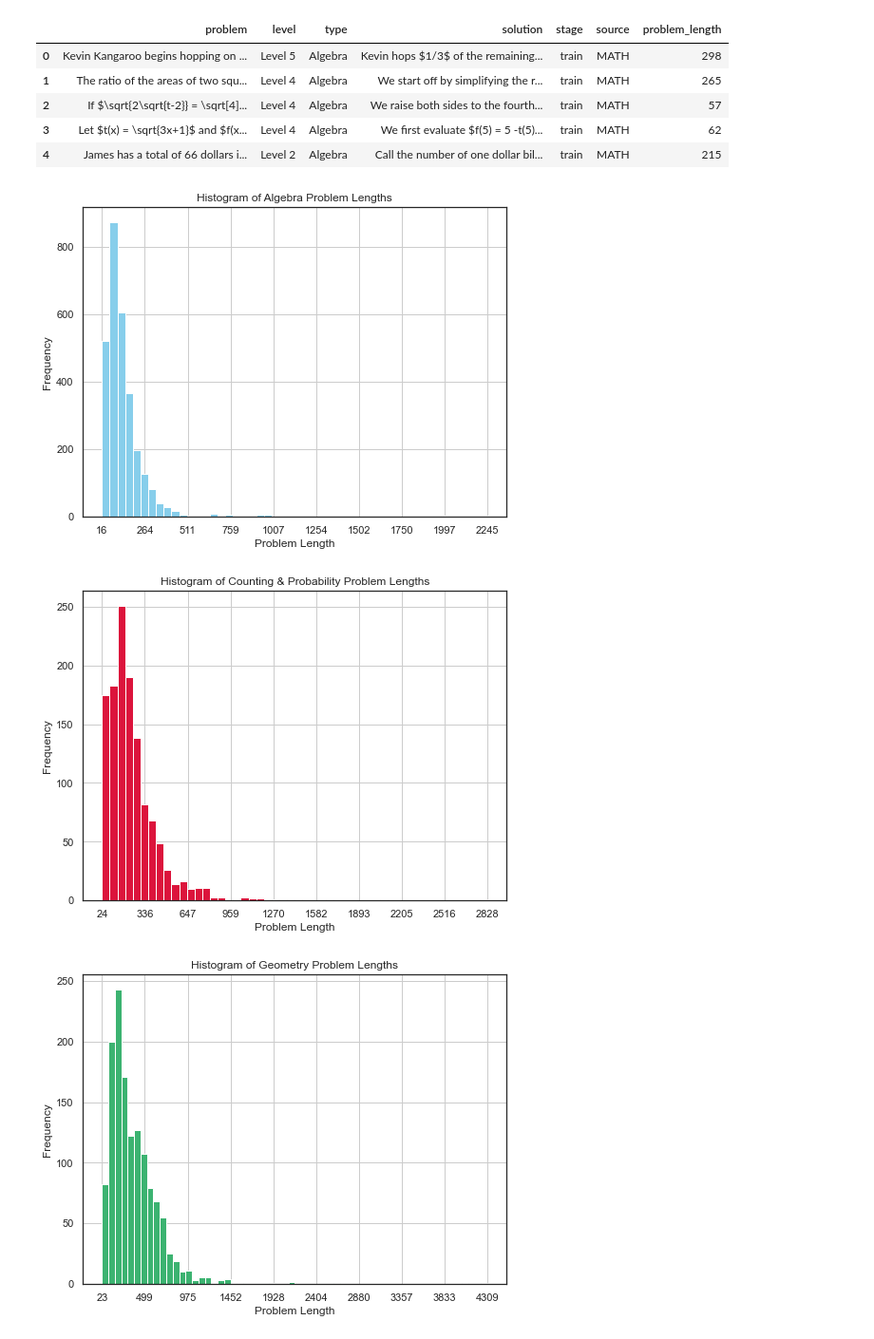
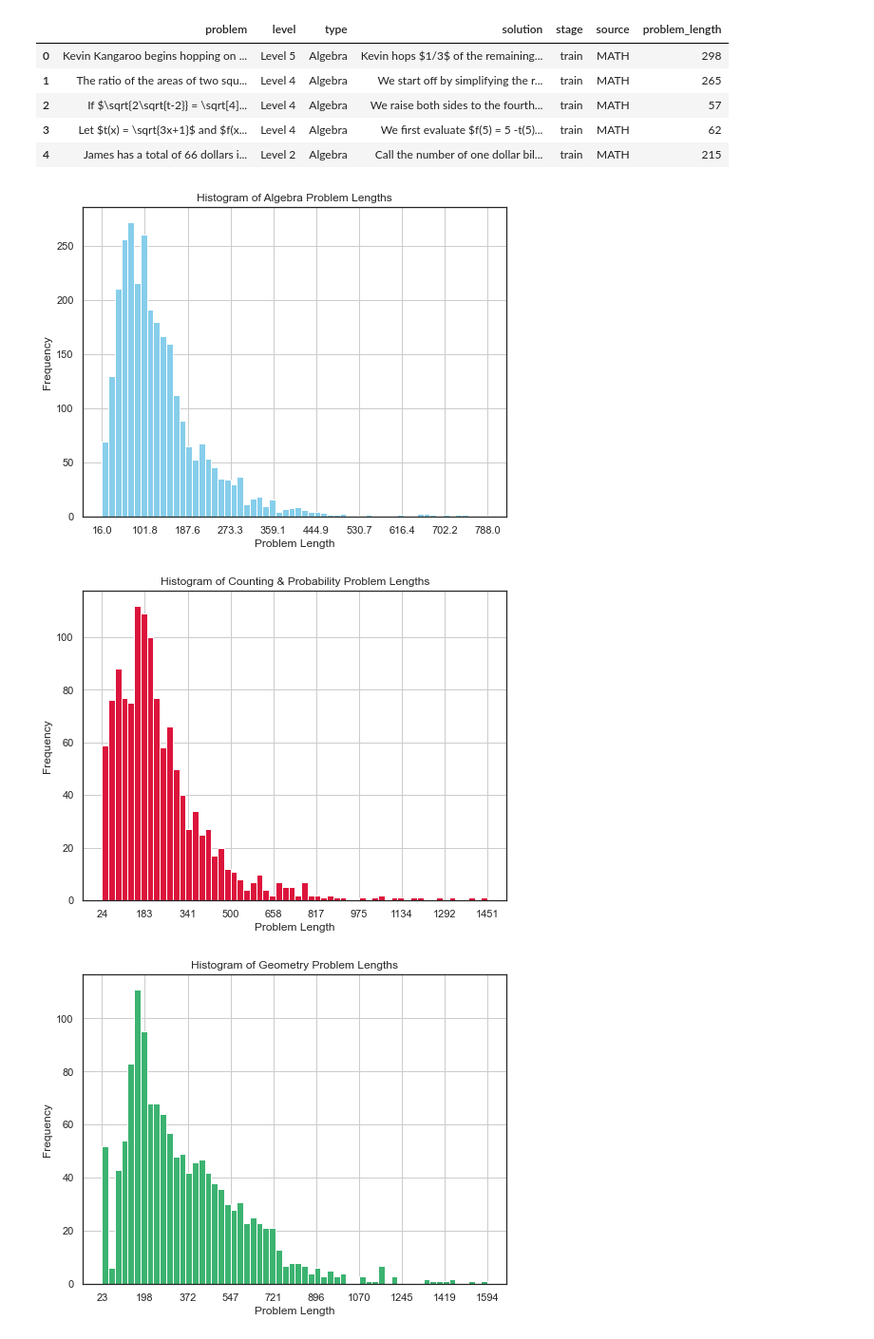
Before and after one commit to AparnaGupta0301/Machine_learning, a Jupyter notebook: ai-mathematical-olympiad-prize/Summary_Plots.ipynb, the cells around one changed output. Shown at 95% size. Drawn from its saved outputs; the diff is of its cells as text; code cells hidden in the pictures.

```diff
--- a/ai-mathematical-olympiad-prize/Summary_Plots.ipynb
+++ b/ai-mathematical-olympiad-prize/Summary_Plots.ipynb
@@ -141,47 +141,50 @@ math_problems.head()
 # creating a histogram of the problem length for ALGEBRA problems
 plt.figure(figsize=(8, 6))
 algebra_probs = math_problems[math_problems['type'] == 'Algebra']
-algebra_probs['problem_length'].hist(bins=50, color='skyblue')
+algebra_probs_filtered = algebra_probs[algebra_probs['problem_length'] <= 800]
+algebra_probs_filtered['problem_length'].hist(bins=60, color='skyblue')
 # Set labels and title
 plt.xlabel('Problem Length')
 plt.ylabel('Frequency')
 plt.title('Histogram of Algebra Problem Lengths')
-x_ticks = np.linspace(algebra_probs['problem_length'].min(), algebra_probs['problem_length'].max(), num=10)
+x_ticks = np.linspace(algebra_probs_filtered['problem_length'].min(), algebra_probs_filtered['problem_length'].max(), num=10)
 plt.xticks(x_ticks)
 # Show the plot
 plt.show()
 # %% [output]
-[figure, old version]
+[figure, new version]
 # %%
 # creating a histogram of the problem length for COUNTING & PROBABILITY problems
 plt.figure(figsize=(8, 6))
 counting_probs = math_problems[math_problems['type'] == 'Counting & Probability']
-counting_probs['problem_length'].hist(bins=50, color='crimson')
+counting_probs_filtered = counting_probs[counting_probs['problem_length'] <= 1582]
+counting_probs_filtered['problem_length'].hist(bins=60, color='crimson')
 # Set labels and title
 plt.xlabel('Problem Length')
 plt.ylabel('Frequency')
 plt.title('Histogram of Counting & Probability Problem Lengths')
-x_ticks = np.linspace(counting_probs['problem_length'].min(), counting_probs['problem_length'].max(), num=10)
+x_ticks = np.linspace(counting_probs_filtered['problem_length'].min(), counting_probs_filtered['problem_length'].max(), num=10)
 plt.xticks(x_ticks)
 # Show the plot
 plt.show()
 # %% [output]
-[figure, old version]
+[figure, new version]
 # %%
 # creating a histogram of the problem length for GEOMETRY problems
 plt.figure(figsize=(8, 6))
 geo_probs = math_problems[math_problems['type'] == 'Geometry']
-geo_probs['problem_length'].hist(bins=60, color='mediumseagreen')
+geo_probs_filtered = geo_probs[geo_probs['problem_length'] <= 1928]
+geo_probs_filtered['problem_length'].hist(bins=60, color='mediumseagreen')
 # Set labels and title
 plt.xlabel('Problem Length')
 plt.ylabel('Frequency')
 plt.title('Histogram of Geometry Problem Lengths')
-x_ticks = np.linspace(geo_probs['problem_length'].min(), geo_probs['problem_length'].max(), num=10)
+x_ticks = np.linspace(geo_probs_filtered['problem_length'].min(), geo_probs_filtered['problem_length'].max(), num=10)
 plt.xticks(x_ticks)
 # Show the plot
 plt.show()
 # %% [output]
-[figure, old version]
+[figure, new version]
 # %%
 # creating a histogram of the problem length for INTERMEDIATE ALGEBRA problems
 plt.figure(figsize=(8, 6))
```
Also changed, not shown: parts of 4 cells of this notebook.
